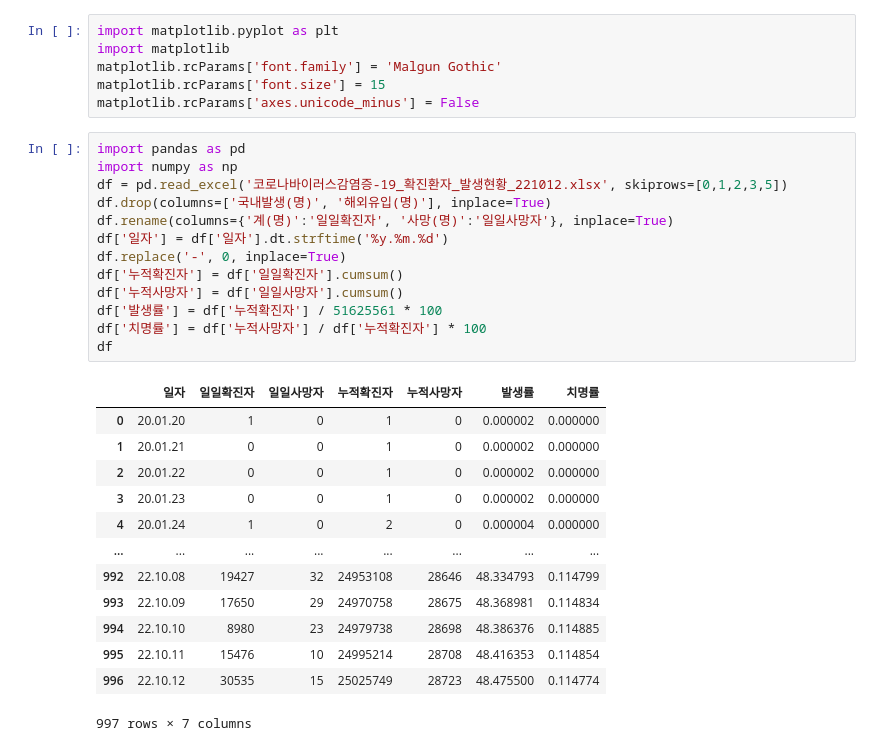
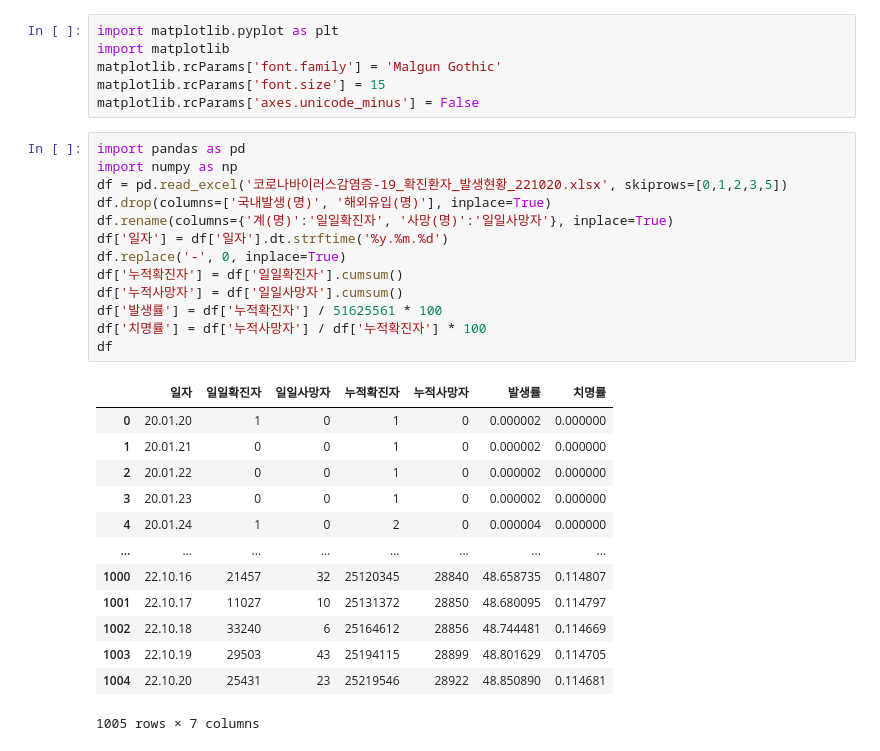
Before and after one commit to cpwoo/ProjectCorona, a Jupyter notebook: ProjectCorona.ipynb, the cells around one changed output. Drawn from its saved outputs; the diff is of its cells as text.

```diff
--- a/ProjectCorona.ipynb
+++ b/ProjectCorona.ipynb
@@ -7,30 +7,30 @@ matplotlib.rcParams['axes.unicode_minus'] = False
 # %%
 import pandas as pd
 import numpy as np
-df = pd.read_excel('코로나바이러스감염증-19_확진환자_발생현황_221012.xlsx', skiprows=[0,1,2,3,5])
+df = pd.read_excel('코로나바이러스감염증-19_확진환자_발생현황_221020.xlsx', skiprows=[0,1,2,3,5])
 df.drop(columns=['국내발생(명)', '해외유입(명)'], inplace=True)
 df.rename(columns={'계(명)':'일일확진자', '사망(명)':'일일사망자'}, inplace=True)
 df['일자'] = df['일자'].dt.strftime('%y.%m.%d')
 df.replace('-', 0, inplace=True)
 df['누적확진자'] = df['일일확진자'].cumsum()
 df['누적사망자'] = df['일일사망자'].cumsum()
 df['발생률'] = df['누적확진자'] / 51625561 * 100
 df['치명률'] = df['누적사망자'] / df['누적확진자'] * 100
 df
 # %% [output]
 |  | 일자 | 일일확진자 | 일일사망자 | 누적확진자 | 누적사망자 | 발생률 | 치명률 |
 | 0 | 20.01.20 | 1 | 0 | 1 | 0 | 0.000002 | 0.000000 |
 | 1 | 20.01.21 | 0 | 0 | 1 | 0 | 0.000002 | 0.000000 |
 | 2 | 20.01.22 | 0 | 0 | 1 | 0 | 0.000002 | 0.000000 |
 | 3 | 20.01.23 | 0 | 0 | 1 | 0 | 0.000002 | 0.000000 |
 | 4 | 20.01.24 | 1 | 0 | 2 | 0 | 0.000004 | 0.000000 |
 | ... | ... | ... | ... | ... | ... | ... | ... |
-| 992 | 22.10.08 | 19427 | 32 | 24953108 | 28646 | 48.334793 | 0.114799 |
-| 993 | 22.10.09 | 17650 | 29 | 24970758 | 28675 | 48.368981 | 0.114834 |
-| 994 | 22.10.10 | 8980 | 23 | 24979738 | 28698 | 48.386376 | 0.114885 |
-| 995 | 22.10.11 | 15476 | 10 | 24995214 | 28708 | 48.416353 | 0.114854 |
-| 996 | 22.10.12 | 30535 | 15 | 25025749 | 28723 | 48.475500 | 0.114774 |
+| 1000 | 22.10.16 | 21457 | 32 | 25120345 | 28840 | 48.658735 | 0.114807 |
+| 1001 | 22.10.17 | 11027 | 10 | 25131372 | 28850 | 48.680095 | 0.114797 |
+| 1002 | 22.10.18 | 33240 | 6 | 25164612 | 28856 | 48.744481 | 0.114669 |
+| 1003 | 22.10.19 | 29503 | 43 | 25194115 | 28899 | 48.801629 | 0.114705 |
+| 1004 | 22.10.20 | 25431 | 23 | 25219546 | 28922 | 48.850890 | 0.114681 |
-997 rows × 7 columns
+1005 rows × 7 columns
 # %%
 df30 = df.tail(30)
 df30
```
Also changed, not shown: parts of 11 cells of this notebook, 7 other files.
